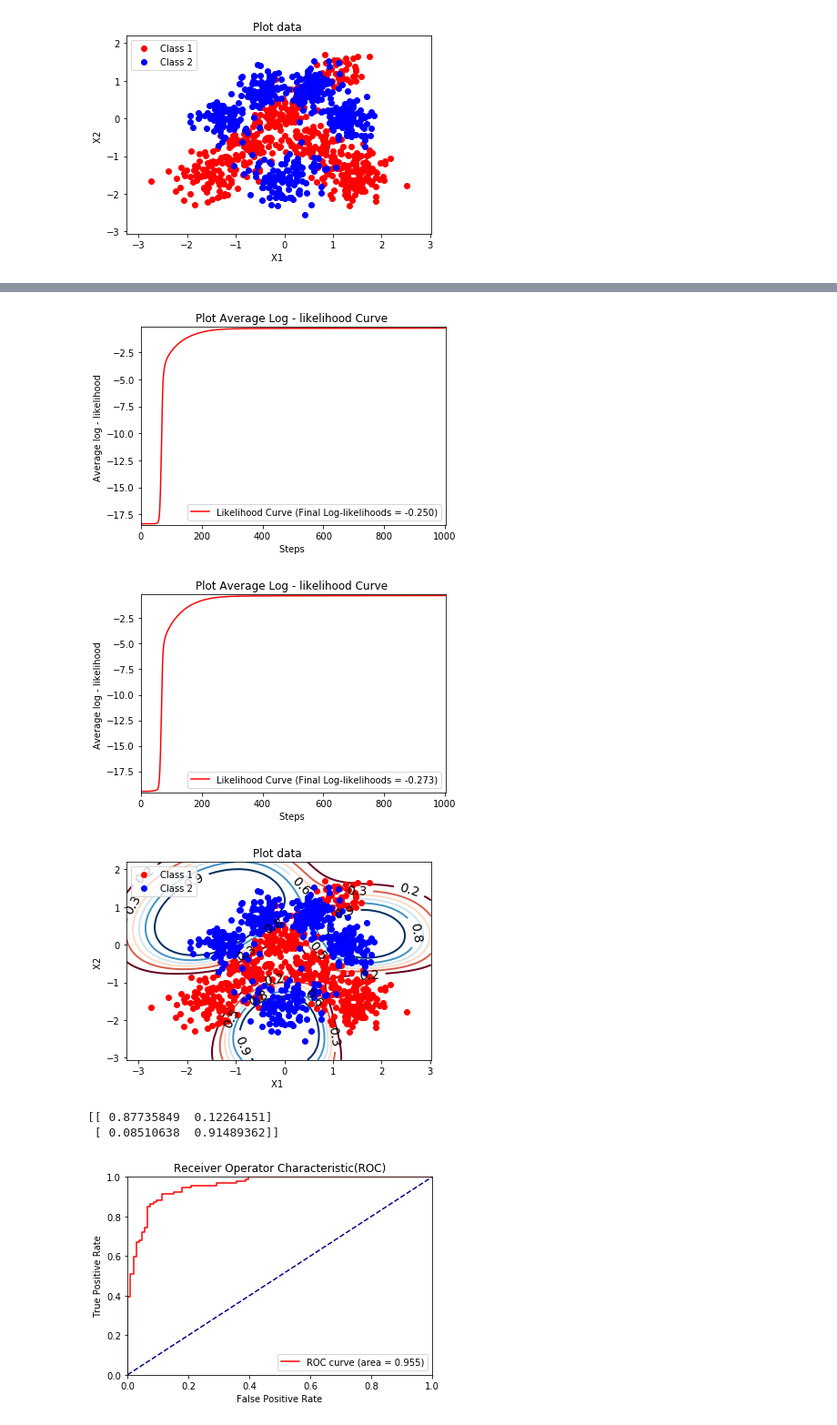
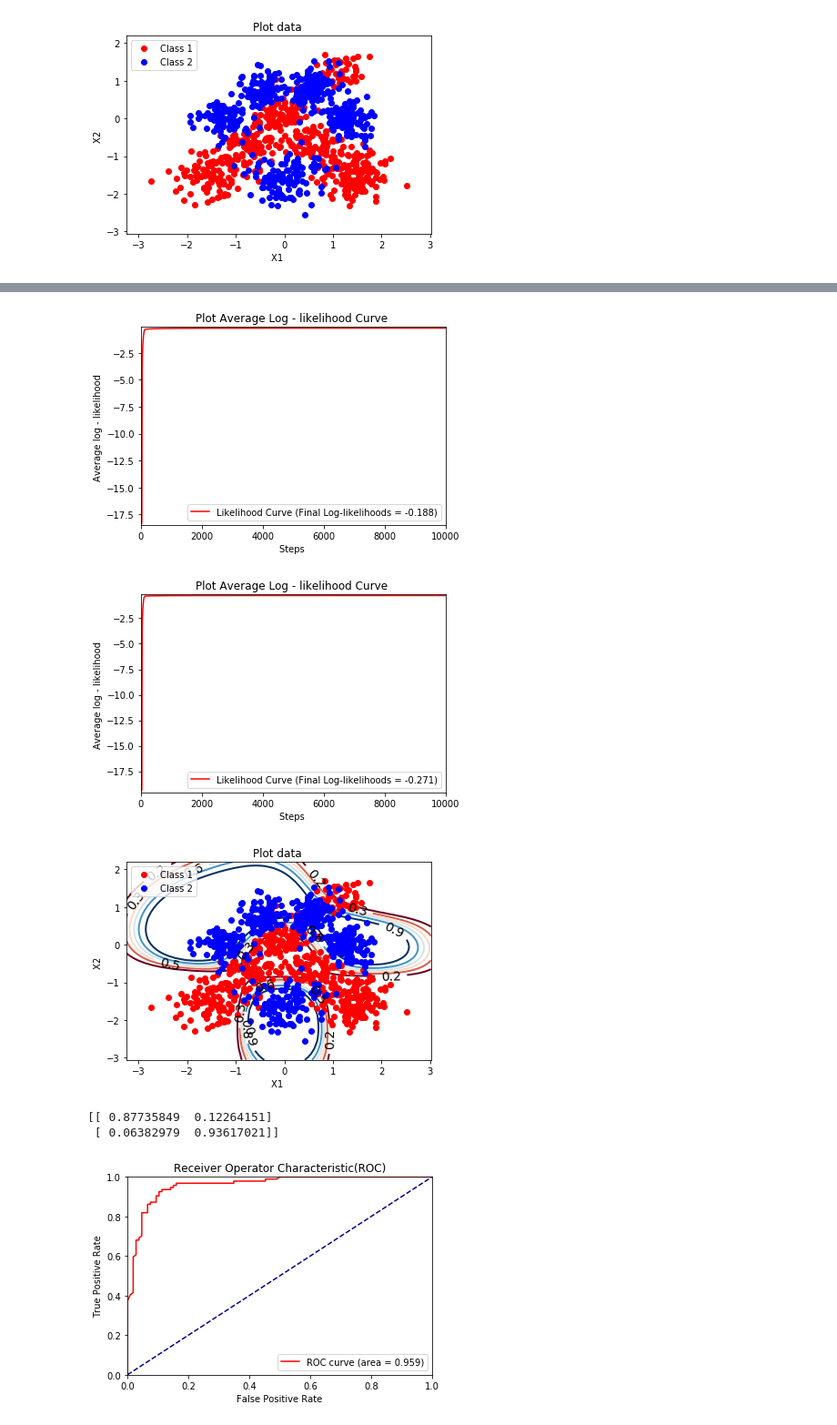
Before and after one commit to wtywty5ty/MLSALT1_CW1, a Jupyter notebook: CW1.ipynb, the cells around one changed output, grey strips where cells are left out. Shown at 91% size. Drawn from its saved outputs; the diff is of its cells as text; code cells hidden in the pictures.

```diff
--- a/CW1.ipynb
+++ b/CW1.ipynb
@@ -15,4 +15,8 @@ plot_data(X, y)
 # %%
 # Question d; split the dataset into training and test sets
 # Pre-processing data
-X_train, y_train, X_test, y_test = splitData(X, y)
+#X_train, y_train, X_test, y_test = splitData(X, y)
+X_train = np.loadtxt('X_train')
+y_train = np.loadtxt('y_train').reshape(800,1)
+X_test = np.loadtxt('X_test')
+y_test = np.loadtxt('y_test').reshape(200,1)
@@ -92,12 +102,12 @@ RBF_test(0.1, 0.01, 1000)
 # %%
-RBF_test(1, 0.0001, 1000)
+RBF_test(1, 0.0002, 10000)
 # %% [output]
-[figure, old version]
+[figure, new version]
-[figure, old version]
+[figure, new version]
-[figure, old version]
+[figure, new version]
 [[ 0.87735849  0.12264151]
- [ 0.08510638  0.91489362]]
+ [ 0.06382979  0.93617021]]
-[figure, old version]
+[figure, new version]
 # %%
 #question j
 def RBF_test_MAP(l, learnRate, iterations):
```
Also changed, not shown: parts of 21 cells of this notebook, 7 other files.
